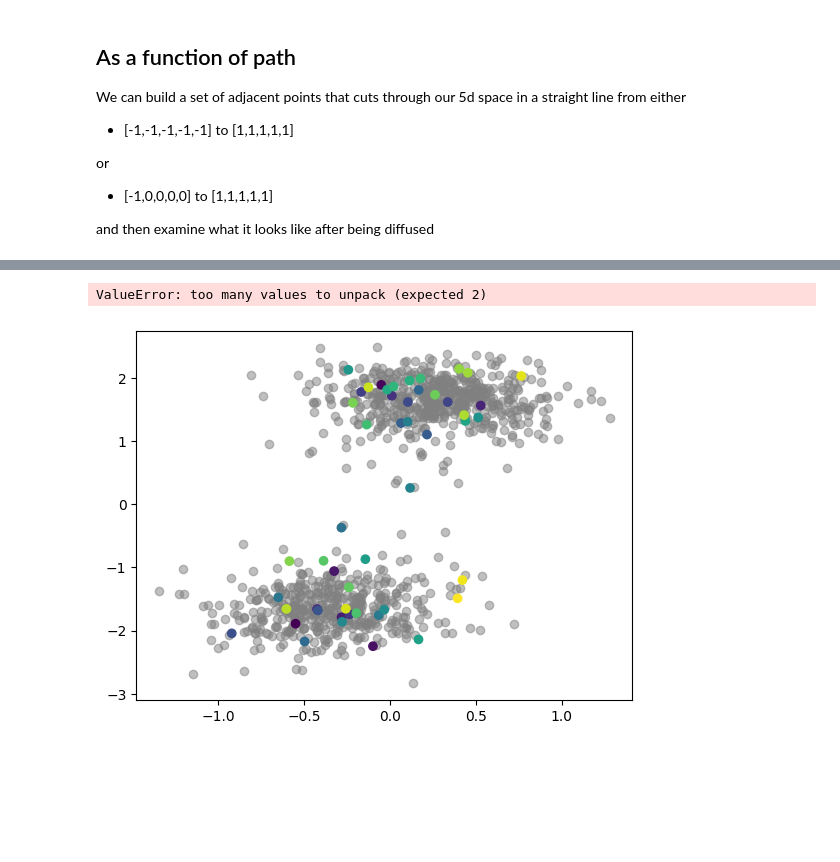
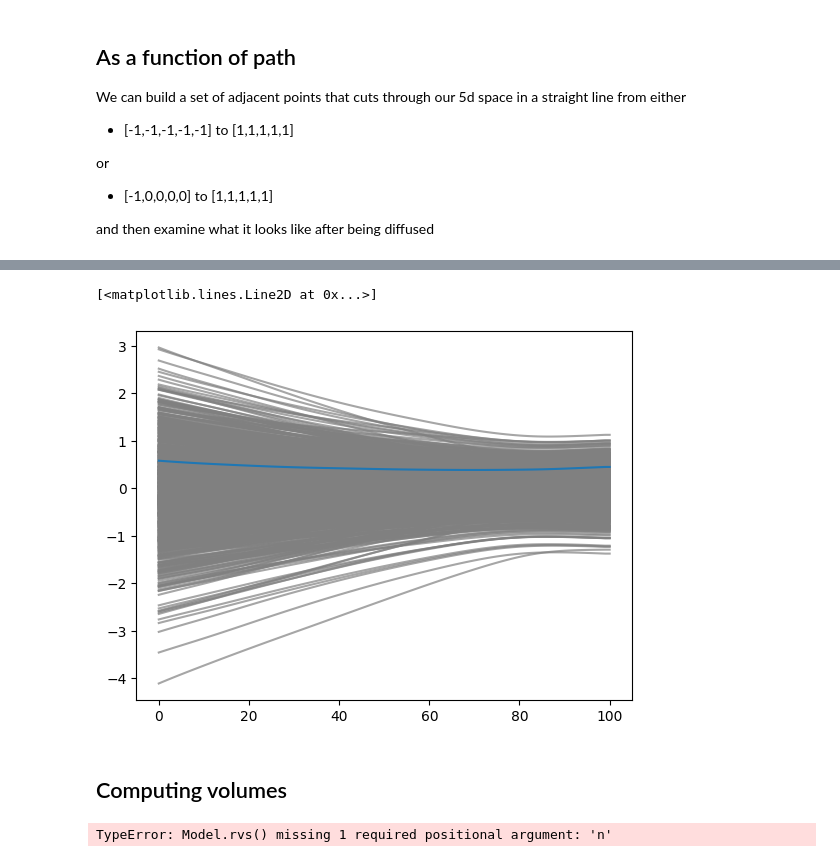
Before and after one commit to yallup/fusions, a Jupyter notebook: demo_diffusion.ipynb, the cells around one changed output, grey strips where cells are left out. Drawn from its saved outputs; the diff is of its cells as text; code cells hidden in the pictures; blank space fills up the shorter version.

```diff
--- a/demo_diffusion.ipynb
+++ b/demo_diffusion.ipynb
@@ -114,0 +100,14 @@ test_x=np.repeat(line_x[...,None], 5, axis=1)
+# %%
+f,a = plt.subplots()
+param_idx=0
+a.plot(x_t[199:,:,param_idx].T, color="grey", alpha=0.7);
+a.plot(x_t[200,:,param_idx], color="C0")
+# %% [output]
+[<matplotlib.lines.Line2D at 0x...>]
+[figure, added]
+# %% [markdown]
+## Computing volumes
+# %%
+target_x, J_approx=diffusion.rvs(jac=True,solution="approx")
+# %% [output]
+TypeError: Model.rvs() missing 1 required positional argument: 'n'
@@ -115,13 +116,2 @@ test_x=np.repeat(line_x[...,None], 5, axis=1)
 # %%
-target_x ,x_t = diffusion.predict(test_x, history=True)
+target_x, J_approx=diffusion.predict(initial_points,jac=True,solution="approx")
-# %% [output]
-ValueError: too many values to unpack (expected 2)
-# %%
-# plt.scatter(target_x[:,param_idx], target_x[:,param_idx+1], c= np.arange(len(line_x)))
-param_idx = 0
-plt.scatter(x[:,param_idx], x[:,param_idx+1], c="grey", alpha=0.5)
-plt.scatter(target_x[:,param_idx], target_x[:,param_idx+1], c= np.arange(len(line_x)))
-# plt.plot(x_t[:,:,param_idx], x_t[:,:,param_idx+1])
-plt.savefig("slice_demo_sde.pdf")
-# %% [output]
-[figure, removed]
```
Also changed, not shown: parts of 11 cells of this notebook, 2 other files.
